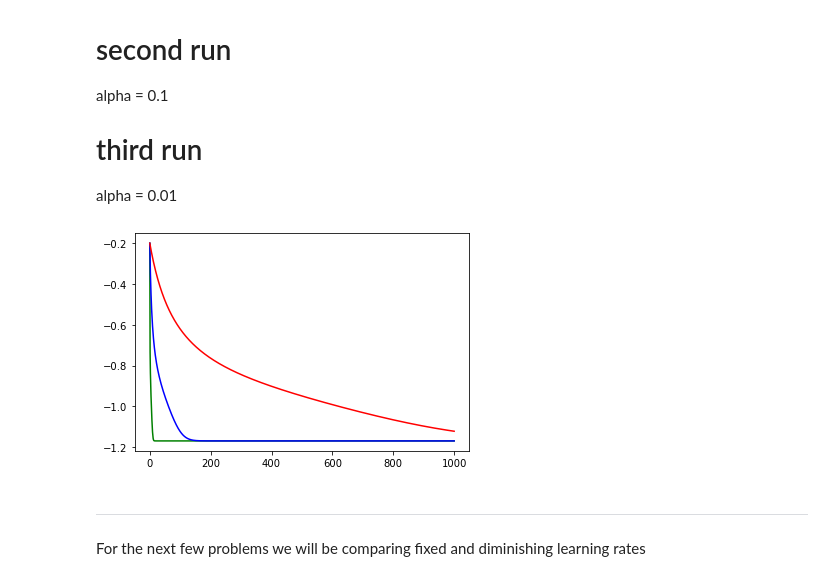
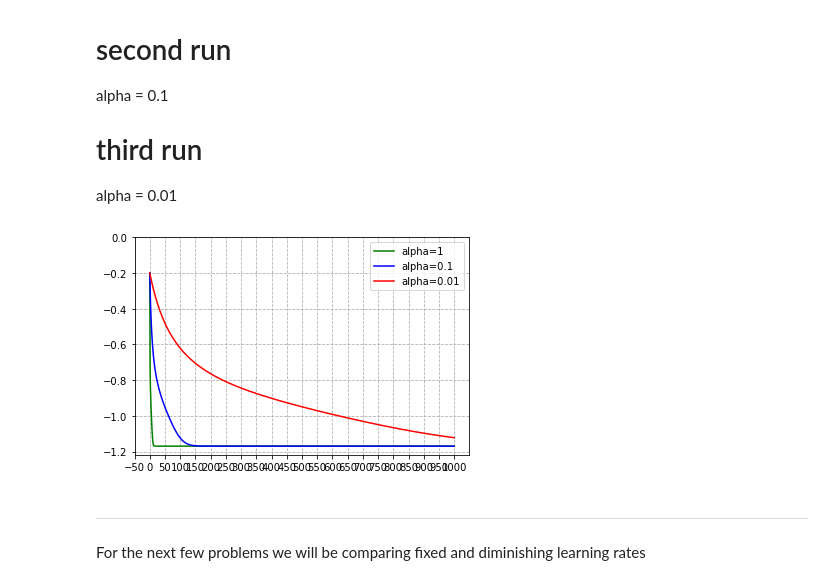
Before and after one commit to lostflux/machine-learning, a Jupyter notebook: HW1/HW1_cosc74.ipynb, the cells around one changed output. Drawn from its saved outputs; the diff is of its cells as text; code cells hidden in the pictures.

```diff
--- a/HW1/HW1_cosc74.ipynb
+++ b/HW1/HW1_cosc74.ipynb
@@ -25,24 +25,25 @@ $\frac{\partial}{\partial w}g(w) = \frac{1}{50}(4w^3 + 2w + 10) = \frac{1}{25}(2
 #inputs: alpha (learning rate parameter), max_its (maximum number of iterations), w0 (initialization)
 def gradient_descent(alpha, max_its: int, w0) -> list:
     """
-        Function to run gradient descent, given a starting weight and a number of iterations.
-        :param alpha: learning rate
-        :param max_its: number of iterations
-        :param w0: initial weight
-        :return: list of weights after each iteration step.
+        Function to run gradient descent,
+        given a starting weight and a number of iterations.\n
+        `alpha`: learning rate
+        `max_its`: number of iterations
+        `w0`: initial weight
+        `returns`: list of weights after each iteration step.
     """
 
-    # 0. initialize cost history
+    # 0. init
     w = w0
     cost_history = [g(w)]
 
-    # 1. for each iteration step...
+    # 1. iterate
     for _ in range(max_its):
 
-        # 2. compute the gradient and step
+        # 2. step
         w -= alpha * dw(w)
 
-        # 3. record the current value.
+        # 3. record
         cost_history.append(g(w))
 
     return cost_history
@@ -82,20 +83,27 @@ alpha = 0.01
 # %%
 import matplotlib.pyplot as plt
 %matplotlib inline
 
 max_steps = 1000
 steps = list(range(max_steps + 1))
 alpha_1 = gradient_descent(1, 1000, 2.0)
 alpha_2 = gradient_descent(0.1, 1000, 2.0)
 alpha_3 = gradient_descent(0.01, 1000, 2.0)
 
 plt.plot(steps, alpha_1, color="green", label='alpha=1')
 plt.plot(steps, alpha_2, color="blue", label='alpha=0.1')
 plt.plot(steps, alpha_3, color="red",label='alpha=0.01')
 
+plt.xticks(np.arange(-50, 1010, 50))
+plt.yticks(np.arange(-1.2, 0.2, 0.2))
+plt.grid(linestyle="--")
+# plt.locator_params(nbins = max_steps)
+
+plt.legend(loc="upper right")
+
 plt.show()
 # %% [output]
-[figure, old version]
+[figure, new version]
 # %% [markdown]
 ---
 
```
Also changed, not shown: parts of 5 cells of this notebook.
